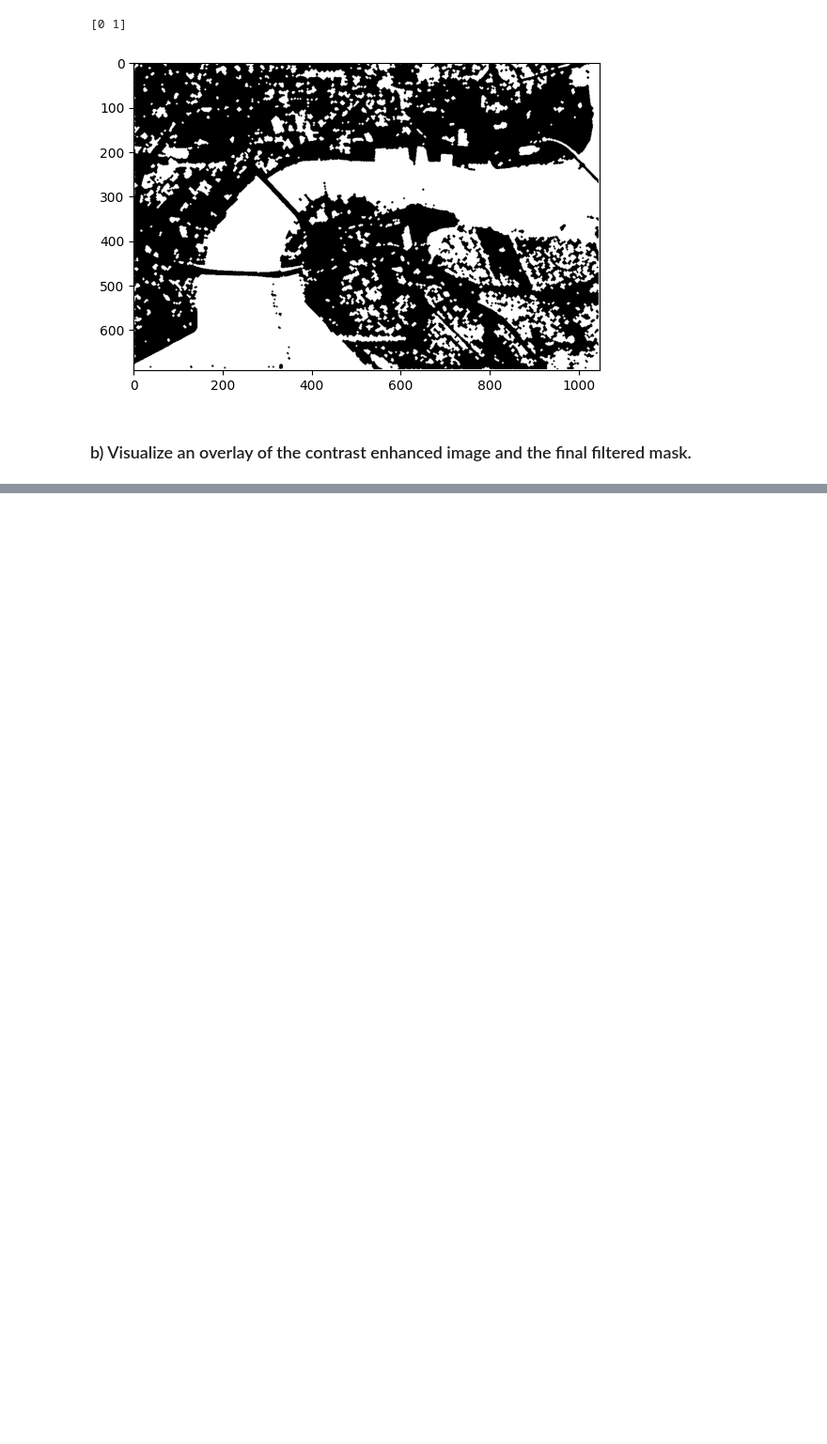
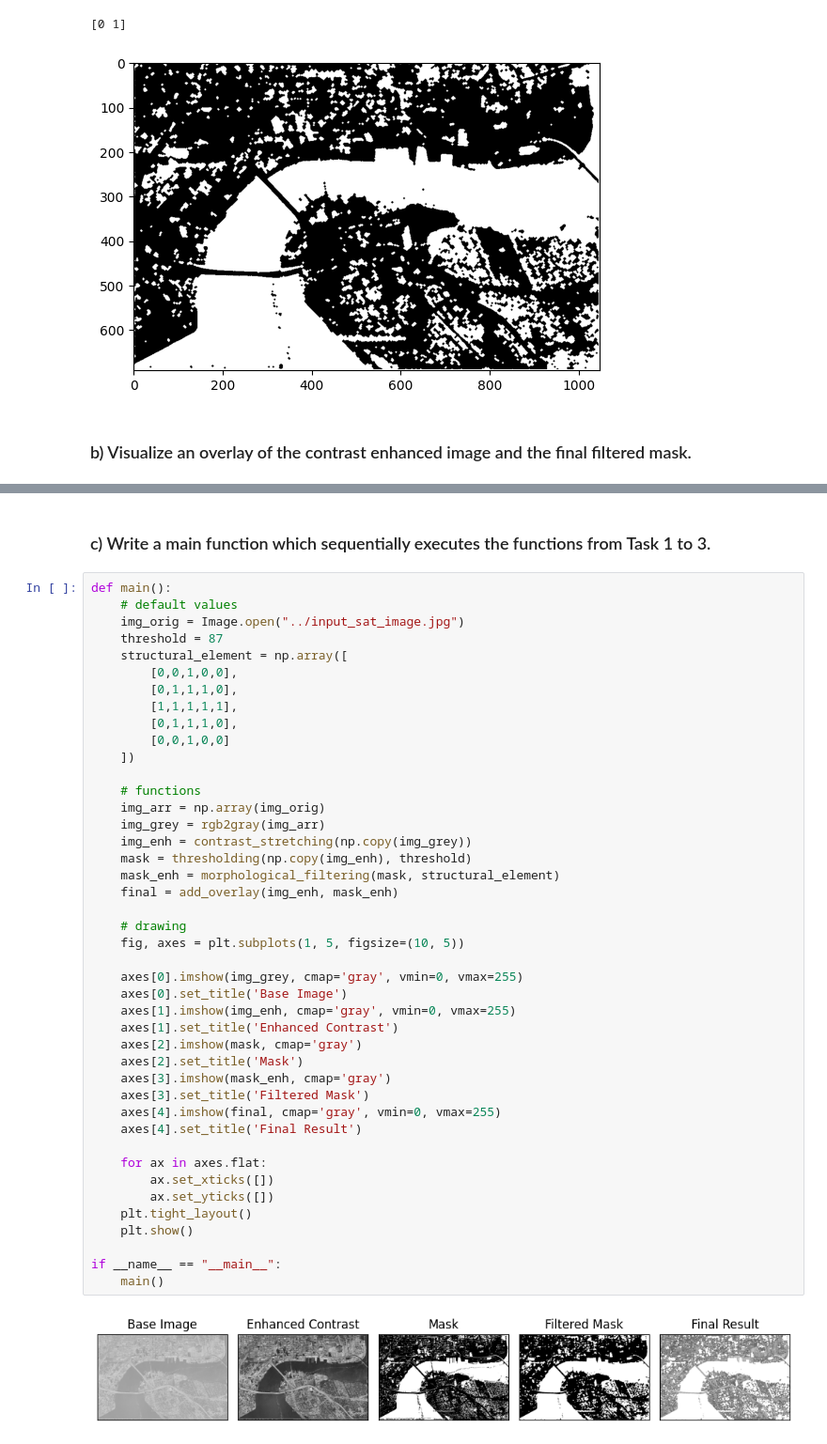
Before and after one commit to DerIltis/IAOR_SS26, a Jupyter notebook: src/sample.ipynb, the cells around one changed output, grey strips where cells are left out. Shown at 94% size. Cells and saved outputs as stored; diff of their text form; blank space fills up the shorter version.

Commit message:
added the main and discussion

```diff
--- a/src/sample.ipynb
+++ b/src/sample.ipynb
@@ -131,3 +131,50 @@ plt.imshow(overlay, cmap='gray')
 plt.show()
 # %% [output]
 [figure]
+# %% [markdown]
+### c) Write a main function which sequentially executes the functions from Task 1 to 3.
+# %%
+def main():
+    # default values
+    img_orig = Image.open("../input_sat_image.jpg")
+    threshold = 87
+    structural_element = np.array([
+        [0,0,1,0,0],
+        [0,1,1,1,0],
+        [1,1,1,1,1],
+        [0,1,1,1,0],
+        [0,0,1,0,0]
+    ])
+
+    # functions
+    img_arr = np.array(img_orig)
+    img_grey = rgb2gray(img_arr)
+    img_enh = contrast_stretching(np.copy(img_grey))
+    mask = thresholding(np.copy(img_enh), threshold)
+    mask_enh = morphological_filtering(mask, structural_element)
+    final = add_overlay(img_enh, mask_enh)
+
+    # drawing
+    fig, axes = plt.subplots(1, 5, figsize=(10, 5))
+
+    axes[0].imshow(img_grey, cmap='gray', vmin=0, vmax=255)
+    axes[0].set_title('Base Image')
+    axes[1].imshow(img_enh, cmap='gray', vmin=0, vmax=255)
+    axes[1].set_title('Enhanced Contrast')
+    axes[2].imshow(mask, cmap='gray')
+    axes[2].set_title('Mask')
+    axes[3].imshow(mask_enh, cmap='gray')
+    axes[3].set_title('Filtered Mask')
+    axes[4].imshow(final, cmap='gray', vmin=0, vmax=255)
+    axes[4].set_title('Final Result')
+
+    for ax in axes.flat:
+        ax.set_xticks([])
+        ax.set_yticks([])
+    plt.tight_layout()
+    plt.show()
+
+if __name__ == "__main__":
+    main()
+# %% [output]
+[figure, added]
```
Also changed, not shown: parts of 3 cells of this notebook.
